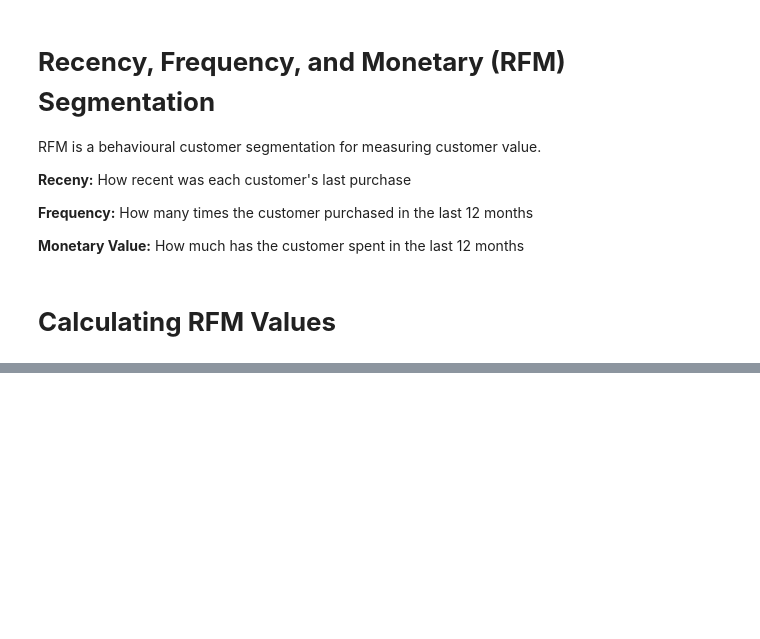
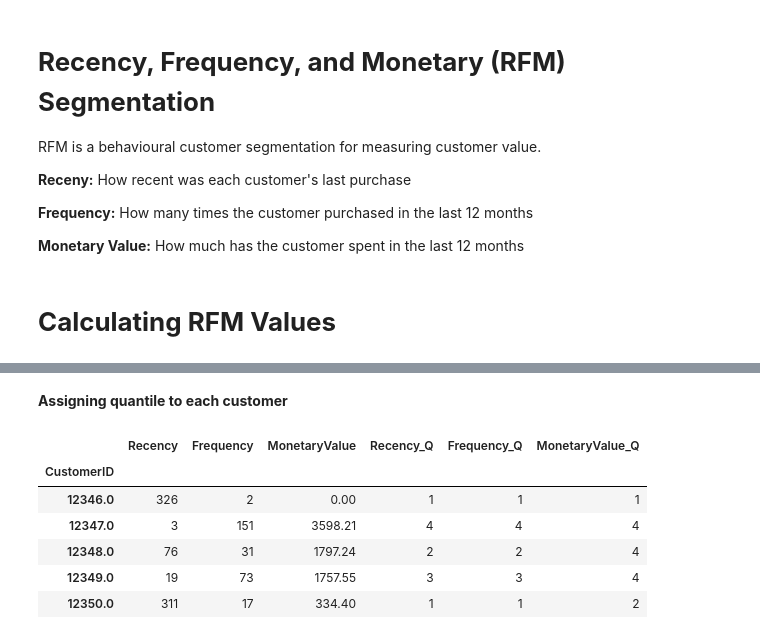
Before and after one commit to nileshrathod17/Online-Retail-Customer-Segmentation, a Jupyter notebook: Online_Retail_Customer_Segmentation.ipynb, the cells around one changed output, grey strips where cells are left out. Cells and saved outputs as stored; diff of their text form; code cells hidden in the pictures; blank space fills up the shorter version.

Commit message:
Calculating RFM Values

```diff
--- a/Online_Retail_Customer_Segmentation.ipynb
+++ b/Online_Retail_Customer_Segmentation.ipynb
@@ -796,0 +813,17 @@ RFM is a behavioural customer segmentation for measuring customer value.
+# %%
+# Create hypothetical snapshot date
+snapshot_date = end_date + dt.timedelta(days=1)
+
+# Calculate Recency, Frequency and Monetary value for each customer
+data_rfm = data_rfm.groupby(['CustomerID']).agg({
+    'Date': lambda x: (snapshot_date - x.max()).days,
+    'Invoice_No': 'count',
+    'TotalSum': 'sum'})
+
+# Rename the columns
+data_rfm.rename(columns={'Date': 'Recency',
+                       'Invoice_No': 'Frequency',
+                       'TotalSum': 'MonetaryValue'}, inplace=True)
+
+# Print top 5 rows
+print(data_rfm.head())
@@ -796,0 +838,32 @@ RFM is a behavioural customer segmentation for measuring customer value.
+# %% [markdown]
+**Assigning quantile to each customer**
+# %%
+# Obtain quantile of each customer
+def get_quantile(data, column, start_n_quantiles, end_n_quantiles, step=1):
+
+    category_label = range(start_n_quantiles, end_n_quantiles, step)
+
+    quantiles = pd.qcut(data[column], q=abs(
+        end_n_quantiles - start_n_quantiles), labels=category_label)
+
+    data = data.assign(name=quantiles.values)
+
+    new_column_name = column + '_Q'
+
+    return data.rename(columns={"name": new_column_name})
+# %%
+data_rfm_quantile = data_rfm.copy()
+
+data_rfm_quantile = get_quantile(data_rfm_quantile, 'Recency', 4, 0, -1)
+data_rfm_quantile = get_quantile(data_rfm_quantile, 'Frequency', 1, 5)
+data_rfm_quantile = get_quantile(data_rfm_quantile, 'MonetaryValue', 1, 5)
+
+data_rfm_quantile.head()
+# %% [output]
+|  | Recency | Frequency | MonetaryValue | Recency_Q | Frequency_Q | MonetaryValue_Q |
+| CustomerID |  |  |  |  |  |  |
+| 12346.0 | 326 | 2 | 0.00 | 1 | 1 | 1 |
+| 12347.0 | 3 | 151 | 3598.21 | 4 | 4 | 4 |
+| 12348.0 | 76 | 31 | 1797.24 | 2 | 2 | 4 |
+| 12349.0 | 19 | 73 | 1757.55 | 3 | 3 | 4 |
+| 12350.0 | 311 | 17 | 334.40 | 1 | 1 | 2 |
```
Also changed, not shown: parts of 2 cells of this notebook.
